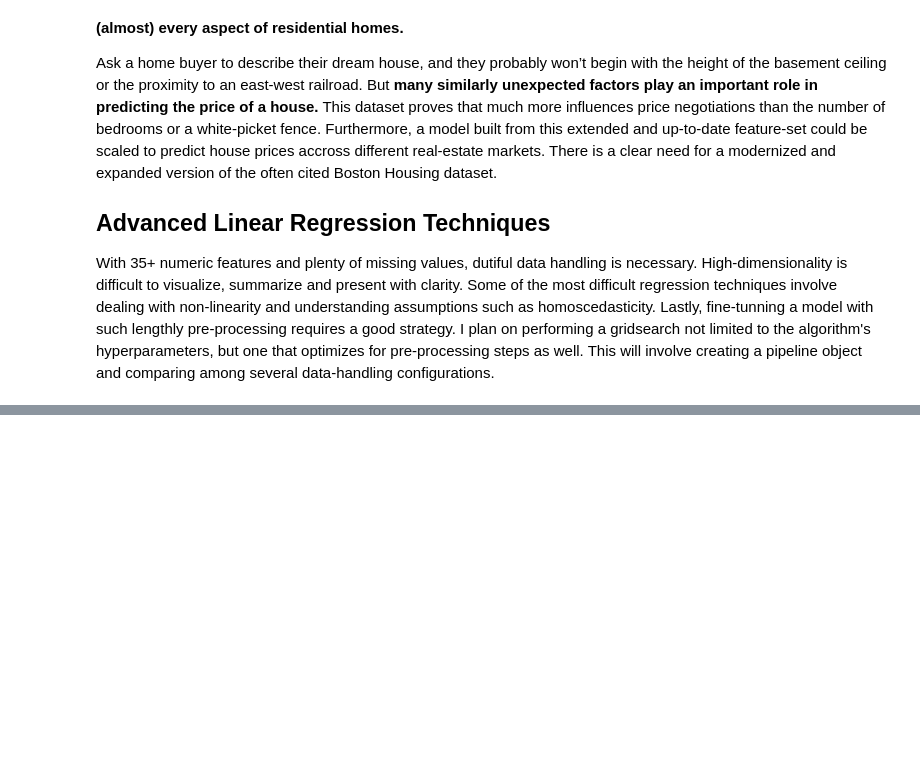
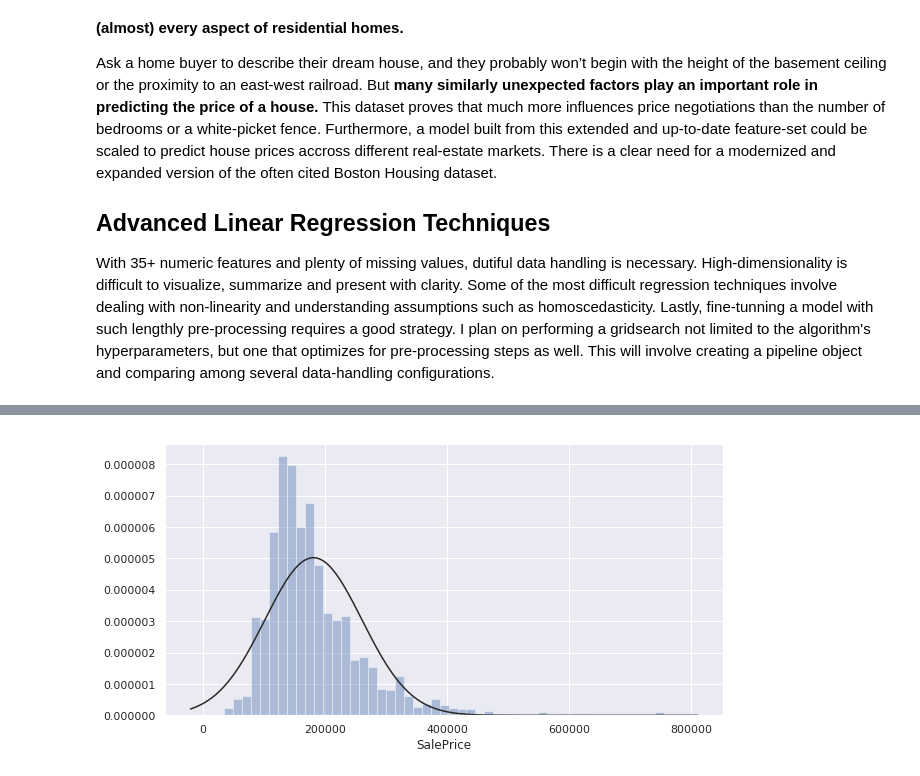
Before and after one commit to MiguelNiblock/Deep-NLP_Predicting-Ad-Demand, a Jupyter notebook: Proposal.ipynb, the cells around one changed output, grey strips where cells are left out. Cells and saved outputs as stored; diff of their text form; code cells hidden in the pictures; blank space fills up the shorter version.

```diff
--- a/Proposal.ipynb
+++ b/Proposal.ipynb
@@ -24,0 +34,7 @@ FileNotFoundError: File b'../input/train.csv' does not exist
+# %%
+# Checking for normality
+plt.figure(figsize=(10,5))
+sns.distplot(train['SalePrice'],kde=False,fit=stats.norm)
+plt.show()
+# %% [output]
+[figure, added]
```
Also changed, not shown: parts of 4 cells of this notebook.
